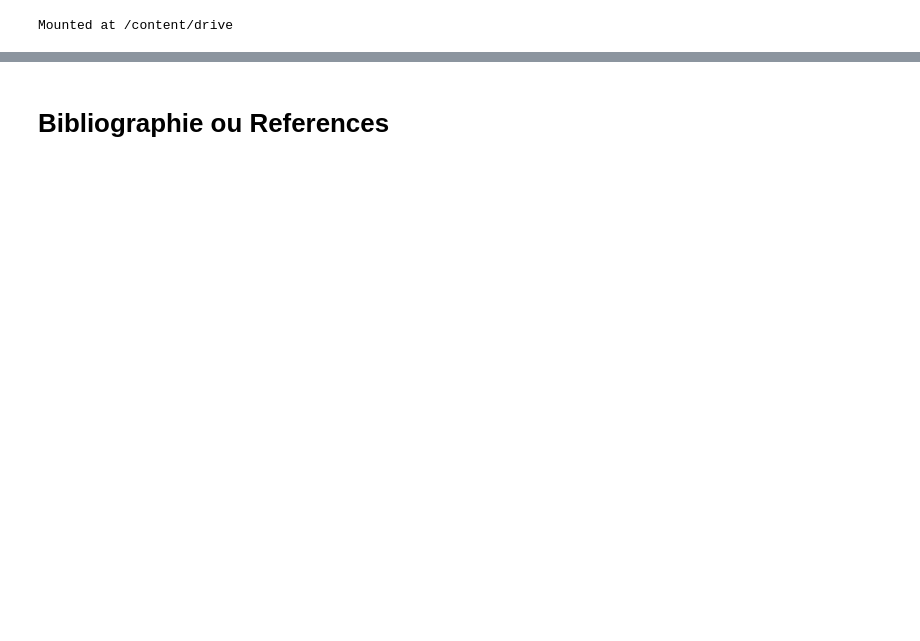
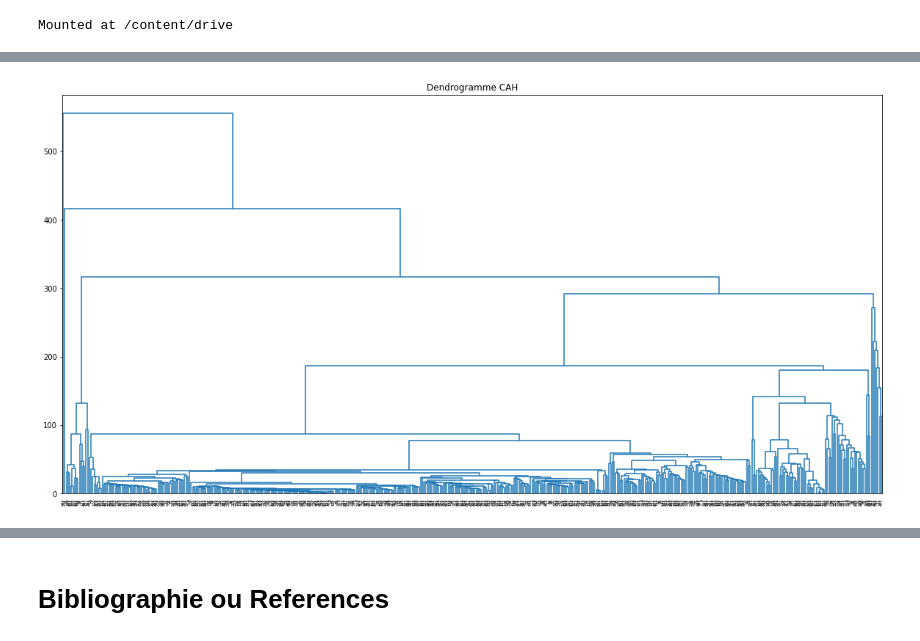
Before and after one commit to franckglastre/NLP-Datascientest, a Jupyter notebook: 4. PY_Easymail Clusterisation.ipynb, the cells around one changed output, grey strips where cells are left out. Saved outputs shown, nothing was run; the diff lists cells and outputs as text; code cells hidden in the pictures; blank space fills up the shorter version.

Commit message:
11/08/2022
notebooks 4 avec vectorization franck

```diff
--- a/4. PY_Easymail Clusterisation.ipynb
+++ b/4. PY_Easymail Clusterisation.ipynb
@@ -125,0 +252,19 @@ sns.heatmap(corr, annot=True, cmap='coolwarm');
+# %%
+# vectorisation de chaque email 1 par 1 et enregistrement dans une colonne dédiée body_vect, au passage création de body_clean
+
+texte=[]
+# on duplique le contenu de df_emails vers df pour conserver les résultats antérieurs
+df=df_emails
+df['body_clean']=""
+df["body_vect"]=""
+df["body_vect_sans"]=""
+for i,j in enumerate(df['body_principal']):
+    text=data_cleanstr(str(j))
+    df.loc[i,"body_clean"]=text
+    df.loc[i,"body_vect"]=[vectorizer.transform([text]).toarray()]
+    df.loc[i,"body_vect_sans"]=[vectorizer_sans.transform([text]).toarray()]
+
+
+
+# liste contenant le corpus de mots, le premier avec les stopwords, le second sans les stopswords --> épuré des chiffres,
+# et des signes de ponctuations ou autres
@@ -125,0 +291,6 @@ sns.heatmap(corr, annot=True, cmap='coolwarm');
+# %%
+#df=df.dropna()     # modif nicolas
+lfunc = lambda e: e[0]
+df['body_vect2']=df['body_vect'].map(lambda x:lfunc(x))
+df['body_vect_sans2']=df['body_vect_sans'].map(lambda x:lfunc(x))
+df.head(5)
@@ -125,0 +305,17 @@ sns.heatmap(corr, annot=True, cmap='coolwarm');
+# %%
+import matplotlib.pyplot as plt
+from scipy.cluster.hierarchy import dendrogram, linkage
+import numpy as np
+
+# Initialisaion de la figrue
+plt.figure(figsize=(20, 10))
+
+body_linkage = np.concatenate([i.reshape((1,-1)) for i in df.body_vect2.values], axis=0)
+Z = linkage(body_linkage, method = 'ward', metric = 'euclidean')
+
+
+plt.title("Dendrogramme CAH")
+dendrogram(Z, labels = df.index, leaf_rotation = 90., color_threshold = 0)
+plt.show()
+# %% [output]
+[figure, added]
```
Also changed, not shown: parts of 29 cells of this notebook, 1 other file.
